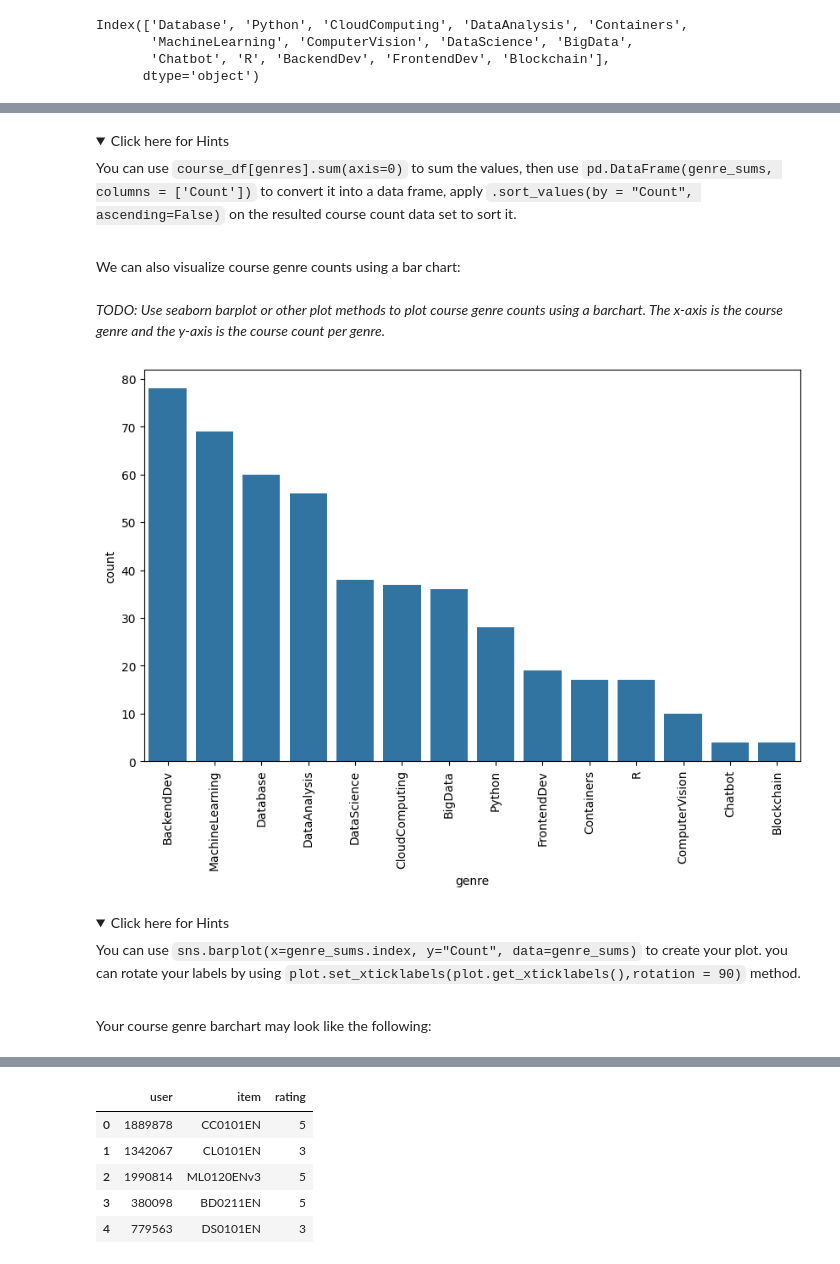
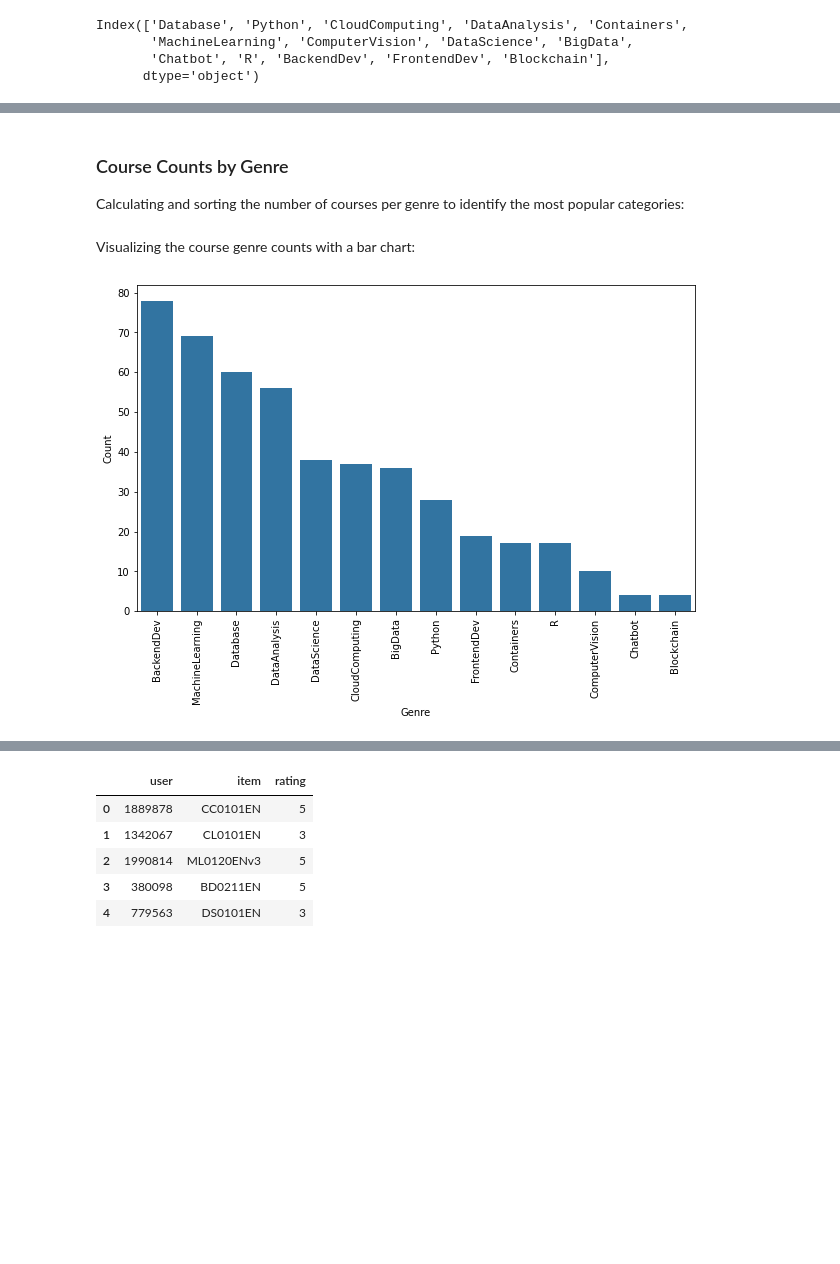
Before and after one commit to arpogg24/deep-learning-projects, a Jupyter notebook: recommendation-systems-labs/01lab-eda.ipynb, the cells around one changed output, grey strips where cells are left out. Drawn from its saved outputs; the diff is of its cells as text; code cells hidden in the pictures; folded sections open; blank space fills up the shorter version.

```diff
--- a/recommendation-systems-labs/01lab-eda.ipynb
+++ b/recommendation-systems-labs/01lab-eda.ipynb
@@ -77,3 +34,3 @@ ratings_url = "https://cf-courses-data.s3.us.cloud-object-storage.appdomain.clou
 # %%
-course_df = pd.read_csv(course_genre_url)
-ratings_df = pd.read_csv(ratings_url)
+course_df = pd.read_csv("data/course_genre.csv")
+ratings_df = pd.read_csv("data/ratings.csv")
@@ -267 +145,5 @@ _TODO: Use the Pandas dataframe sum() and sort_values() methods to genreate a so
+# %% [markdown]
+### Course Counts by Genre
+
+Calculating and sorting the number of courses per genre to identify the most popular categories:
 # %%
@@ -269,27 +150,12 @@ _TODO: Use the Pandas dataframe sum() and sort_values() methods to genreate a so
 genre_counts = course_df.iloc[:,2:].sum().sort_values(ascending = False)
-# %% [markdown]
-<details>
-    <summary>Click here for Hints</summary>
-
-You can use `course_df[genres].sum(axis=0)` to sum the values, then use `pd.DataFrame(genre_sums, columns = ['Count'])` to convert it into a data frame, apply `.sort_values(by = "Count", ascending=False)` on the resulted course count data set to sort it.
 # %% [markdown]
-We can also visualize course genre counts using a bar chart:
+Visualizing the course genre counts with a bar chart:
-# %% [markdown]
-_TODO: Use seaborn barplot or other plot methods to plot course genre counts using a barchart. The x-axis is the course genre and the y-axis is the course count per genre._
 # %%
-# WRITE YOUR CODE HERE
-fig, ax = plt.subplots(figsize = (10,6))
+fig, ax = plt.subplots(1, figsize = (10,6))
 sns.barplot(x = genre_counts.index, y = genre_counts.values)
-plt.xlabel("genre")
-plt.ylabel("count")
+plt.xlabel("Genre")
+plt.ylabel("Count")
 plt.xticks(rotation = 90)
 plt.show()
 # %% [output]
-[figure, old version]
+[figure, new version]
-# %% [markdown]
-<details>
-    <summary>Click here for Hints</summary>
-
-You can use `sns.barplot(x=genre_sums.index, y="Count", data=genre_sums)` to create your plot. you can rotate your labels by using `plot.set_xticklabels(plot.get_xticklabels(),rotation = 90)` method.
-# %% [markdown]
-Your course genre barchart may look like the following:
```
Also changed, not shown: parts of 124 cells of this notebook, 7 other files.
